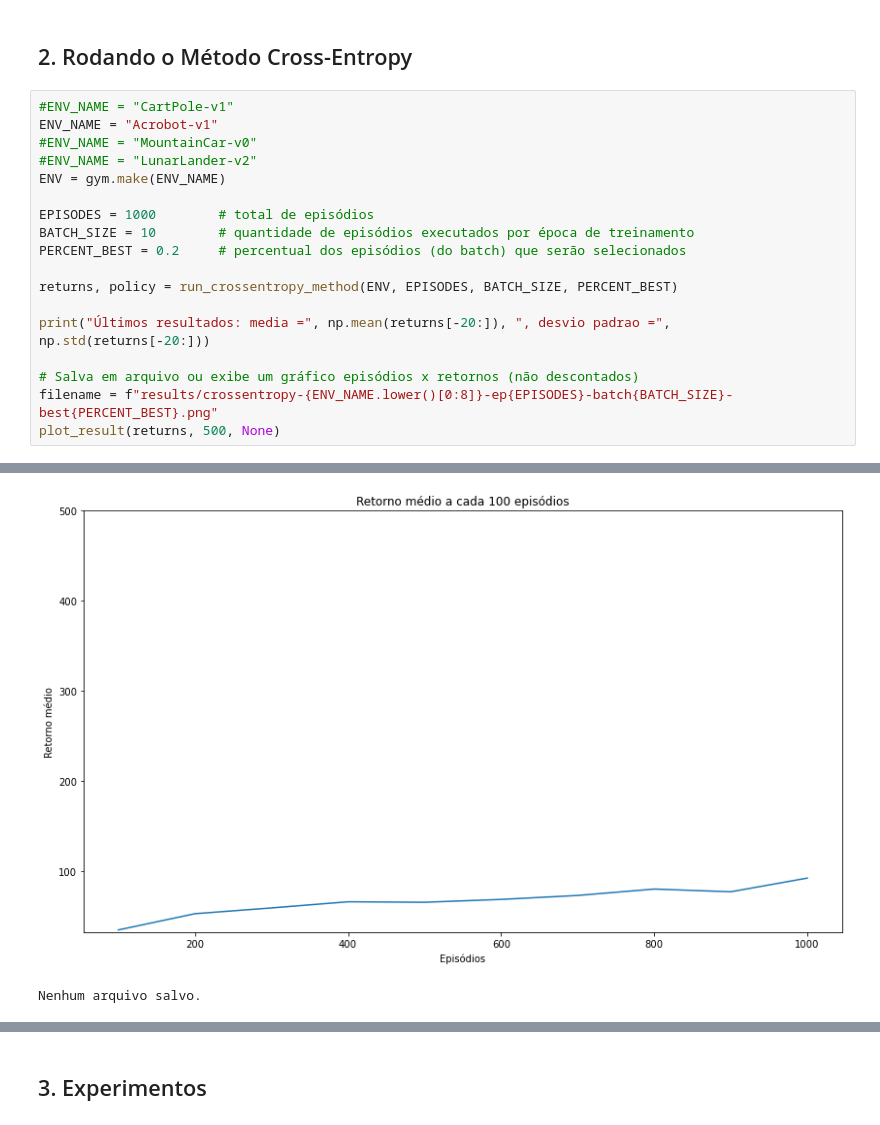
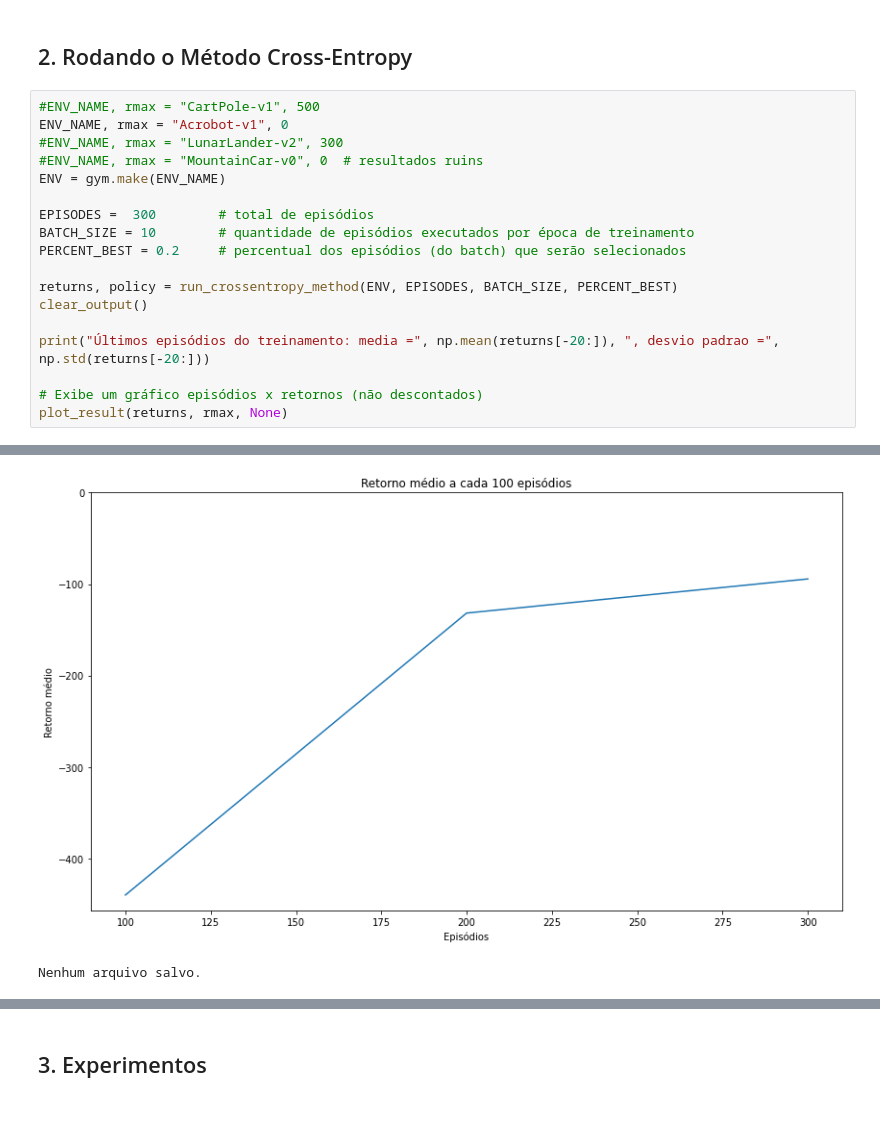
Before and after one commit to pablo-sampaio/rl_facil, a Jupyter notebook: cap06/cap06-main.ipynb, the cells around one changed output, grey strips where cells are left out. Drawn from its saved outputs; the diff is of its cells as text.

```diff
--- a/cap06/cap06-main.ipynb
+++ b/cap06/cap06-main.ipynb
@@ -75,21 +79,21 @@ from crossentropy_method import run_crossentropy_method
 # %% [markdown]
 ## 2. Rodando o Método Cross-Entropy
 # %%
-#ENV_NAME = "CartPole-v1"
-ENV_NAME = "Acrobot-v1"
-#ENV_NAME = "MountainCar-v0"
-#ENV_NAME = "LunarLander-v2"
+#ENV_NAME, rmax = "CartPole-v1", 500
+ENV_NAME, rmax = "Acrobot-v1", 0
+#ENV_NAME, rmax = "LunarLander-v2", 300
+#ENV_NAME, rmax = "MountainCar-v0", 0  # resultados ruins
 ENV = gym.make(ENV_NAME)
 
-EPISODES = 1000        # total de episódios
+EPISODES =  300        # total de episódios
 BATCH_SIZE = 10        # quantidade de episódios executados por época de treinamento
 PERCENT_BEST = 0.2     # percentual dos episódios (do batch) que serão selecionados
 
 returns, policy = run_crossentropy_method(ENV, EPISODES, BATCH_SIZE, PERCENT_BEST)
+clear_output()
 
-print("Últimos resultados: media =", np.mean(returns[-20:]), ", desvio padrao =", np.std(returns[-20:]))
+print("Últimos episódios do treinamento: media =", np.mean(returns[-20:]), ", desvio padrao =", np.std(returns[-20:]))
 
-# Salva em arquivo ou exibe um gráfico episódios x retornos (não descontados)
-filename = f"results/crossentropy-{ENV_NAME.lower()[0:8]}-ep{EPISODES}-batch{BATCH_SIZE}-best{PERCENT_BEST}.png"
-plot_result(returns, 500, None)
+# Exibe um gráfico episódios x retornos (não descontados)
+plot_result(returns, rmax, None)
 # %% [output]
@@ -113,3 +101,3 @@ plot_result(returns, 500, None)
-[figure, old version]
+[figure, new version]
 Nenhum arquivo salvo.
 # %%
```
Also changed, not shown: parts of 15 cells of this notebook, 10 other files.
